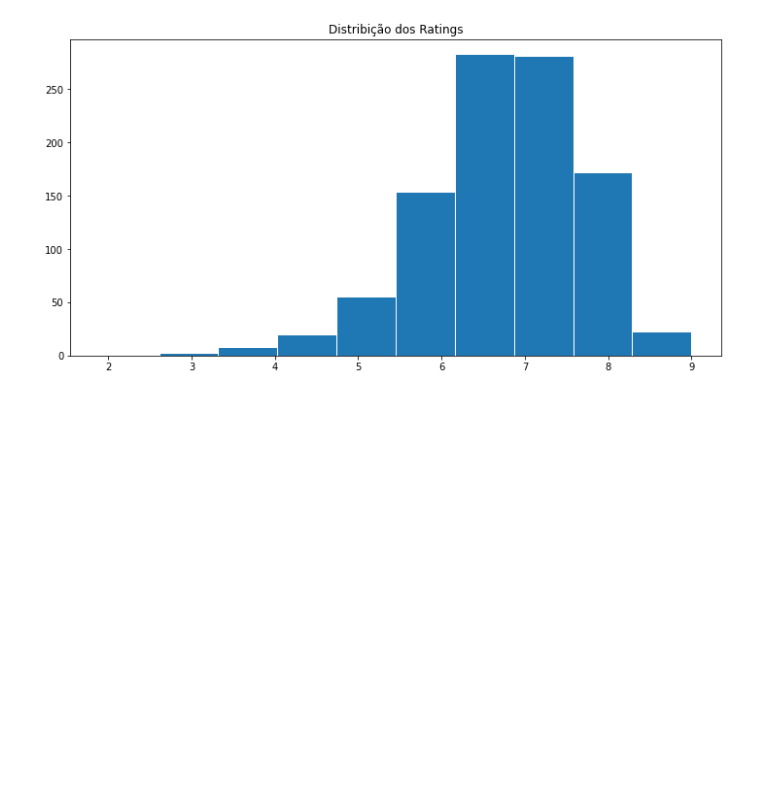
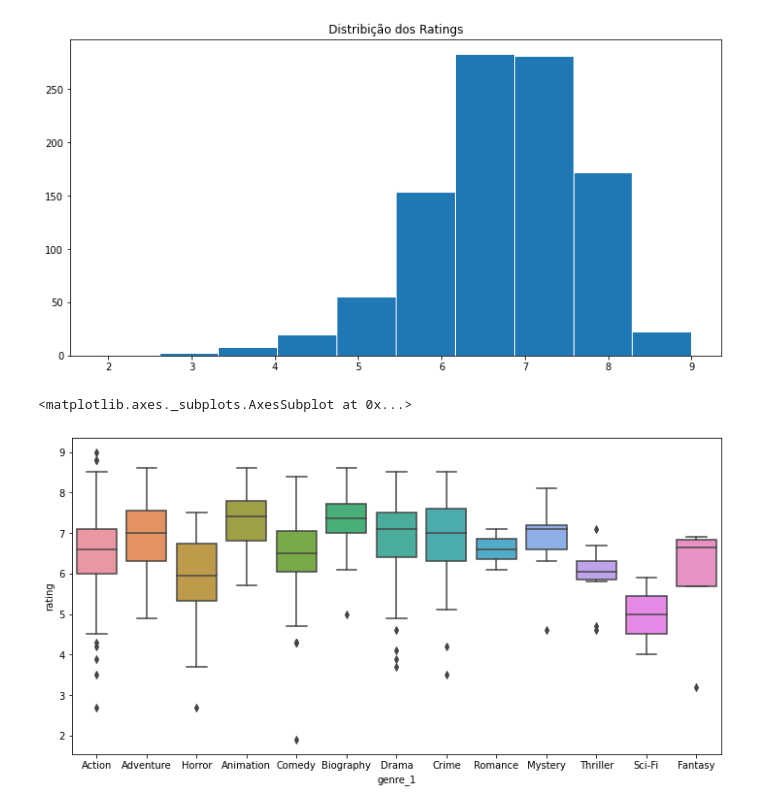
Before and after one commit to joseGjr/intelligenceA, a Jupyter notebook: pratica29_08.ipynb, the cells around one changed output. Saved outputs shown, nothing was run; the diff lists cells and outputs as text; code cells hidden in the pictures; blank space fills up the shorter version.

```diff
--- a/pratica29_08.ipynb
+++ b/pratica29_08.ipynb
@@ -157,0 +153,7 @@ plt.grid(False)
+# %%
+import seaborn as sns
+plt.figure(figsize = (12,6))
+sns.boxplot(data = df,x = 'genre_1',y = 'rating')
+# %% [output]
+<matplotlib.axes._subplots.AxesSubplot at 0x...>
+[figure, added]
```
Also changed, not shown: parts of 1 cell of this notebook.
